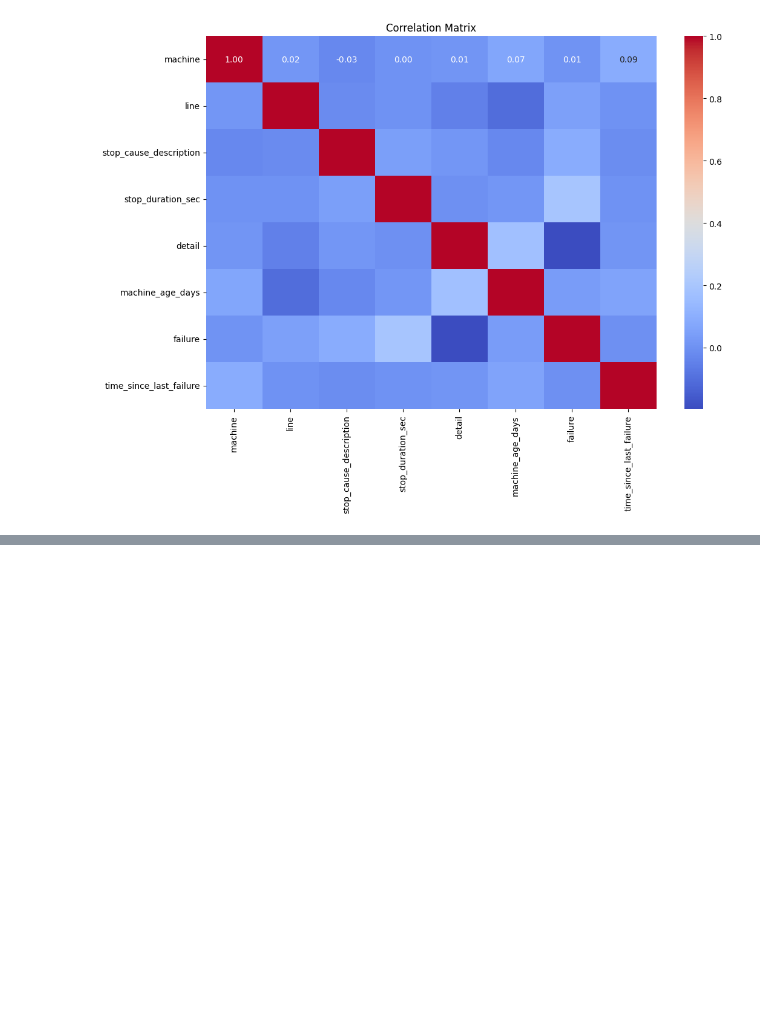
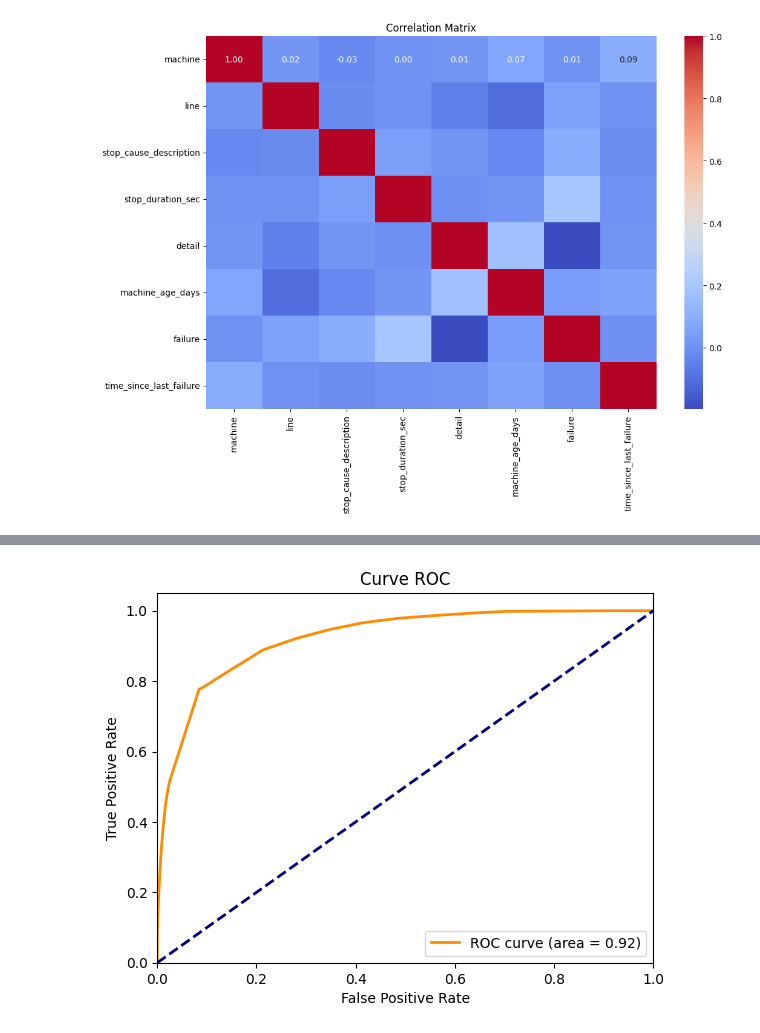
Before and after one commit to 2023206/Capstone_DA, a Jupyter notebook: Version2.ipynb, the cells around one changed output, grey strips where cells are left out. Cells and saved outputs as stored; diff of their text form; code cells hidden in the pictures; blank space fills up the shorter version.

```diff
--- a/Version2.ipynb
+++ b/Version2.ipynb
@@ -825,0 +1030,5 @@ df_complete_l33.shape
+# %%
+df_complete_l33.sort_values(by=['machine', 'stop_date'], inplace=True)  # Sort the DataFrame by 'Machine' and 'Stop_date'
+df_complete_l33['uptime'] = df_complete_l33.groupby('machine')['stop_date'].diff().dt.total_seconds() / 60  # Convert to minutes
+df_complete_l33['uptime'].fillna(0, inplace=True)
+print(df_complete_l33[['machine', 'stop_date', 'uptime']].head(10))
@@ -825,0 +1047,16 @@ df_complete_l33.shape
+# %%
+X_train_new = df_complete_l33[['machine', 'uptime']]
+y_train_new = df_complete_l33['failure']  # Tu variable objetivo
+
+# Entrenar un nuevo modelo
+model_new = RandomForestClassifier(n_estimators=1000, random_state=42)
+model_new.fit(X_train_new, y_train_new)
+
+X_pre = df_complete_l33[['machine', 'uptime']]
+# Usar este nuevo modelo para predecir
+y_pred_prob = model_new.predict_proba(X_pre)[:, 1]  # Obtener la probabilidad de la clase 1 (falla)
+y_pred_class = (y_pred_prob >= 0.5).astype(int)  # Clasificar en 0 o 1 basado en la probabilidad
+
+# Agregar las predicciones al DataFrame original
+df_complete_l33['predicted_failure'] = y_pred_class
+df_complete_l33['predicted_failure_probability'] = y_pred_prob
@@ -825,0 +1080,17 @@ df_complete_l33.shape
+# %%
+fpr, tpr, _ = roc_curve(df_complete_l33['failure'], df_complete_l33['predicted_failure_probability'])
+roc_auc = auc(fpr, tpr)
+
+# Graficar la curva ROC
+plt.figure()
+plt.plot(fpr, tpr, color='darkorange', lw=2, label=f'ROC curve (area = {roc_auc:.2f})')
+plt.plot([0, 1], [0, 1], color='navy', lw=2, linestyle='--')
+plt.xlim([0.0, 1.0])
+plt.ylim([0.0, 1.05])
+plt.xlabel('False Positive Rate')
+plt.ylabel('True Positive Rate')
+plt.title('Curve ROC')
+plt.legend(loc='lower right')
+plt.show()
+# %% [output]
+[figure, added]
```
Also changed, not shown: parts of 30 cells of this notebook, 1 other file.
